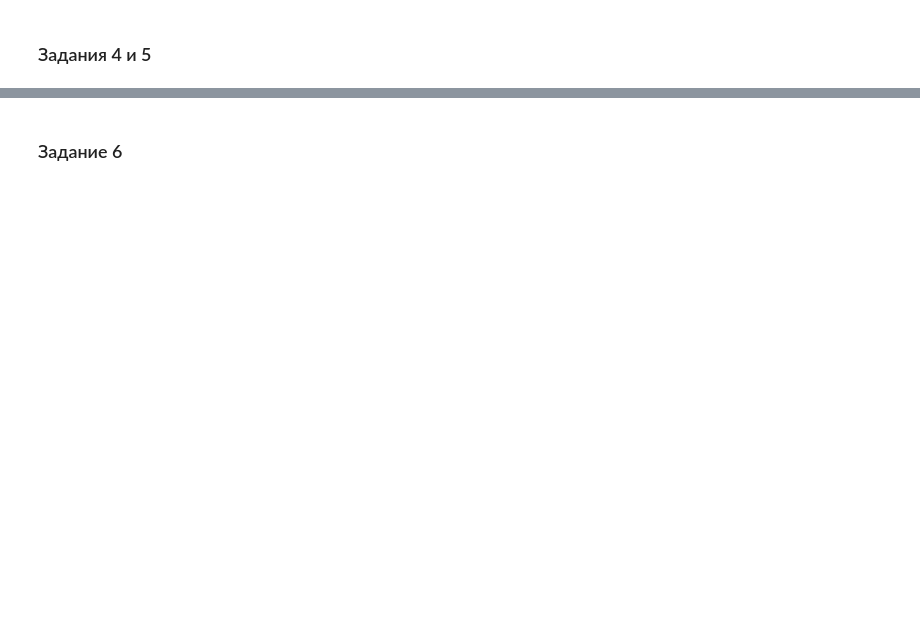
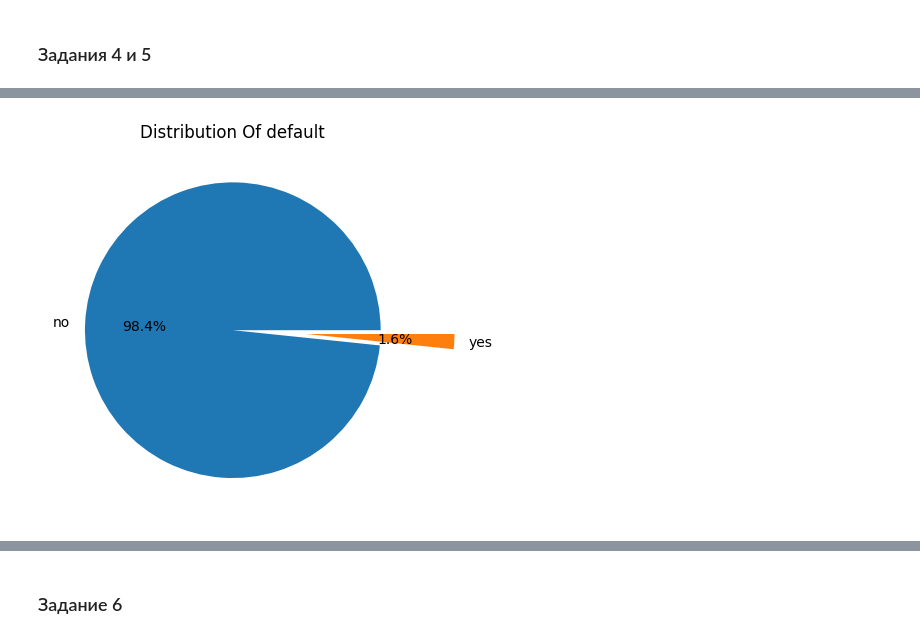
Before and after one commit to Blooodniy/PROJECT-4, a Jupyter notebook: Project_4_ML copy.ipynb, the cells around one changed output, grey strips where cells are left out. Saved outputs shown, nothing was run; the diff lists cells and outputs as text; code cells hidden in the pictures; blank space fills up the shorter version.

```diff
--- a/Project_4_ML copy.ipynb
+++ b/Project_4_ML copy.ipynb
@@ -232,0 +252,6 @@ Error:
+# %%
+plt.pie(df['default'].value_counts().to_list(), labels=df['default'].unique(), autopct='%1.1f%%', explode=[0,0.5])
+plt.title("Distribution Of default")
+plt.show()
+# %% [output]
+[figure, added]
```
Also changed, not shown: parts of 25 cells of this notebook.
